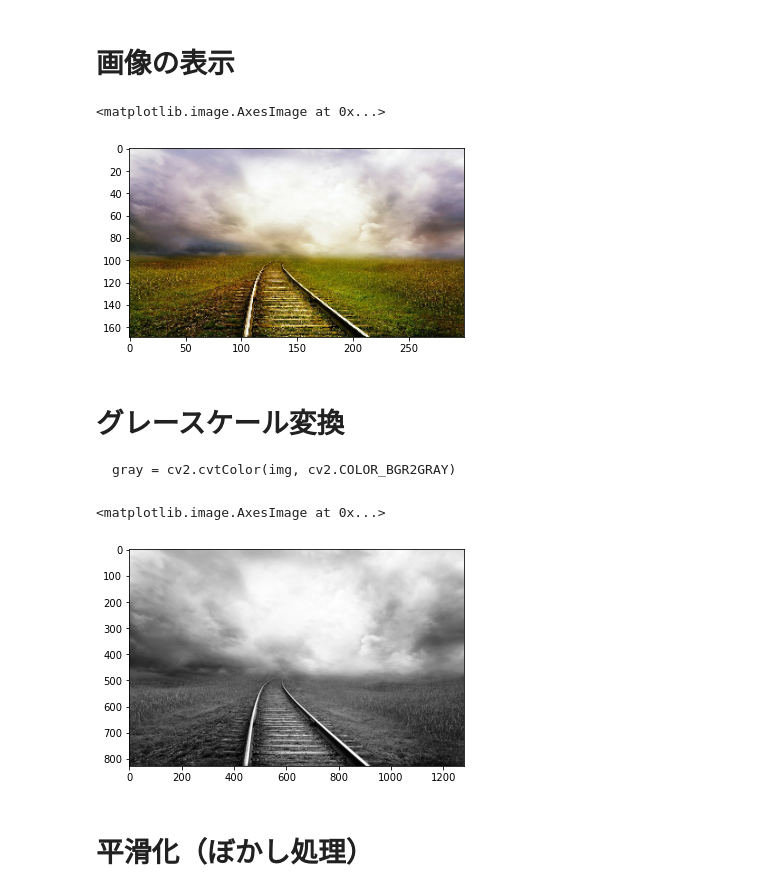
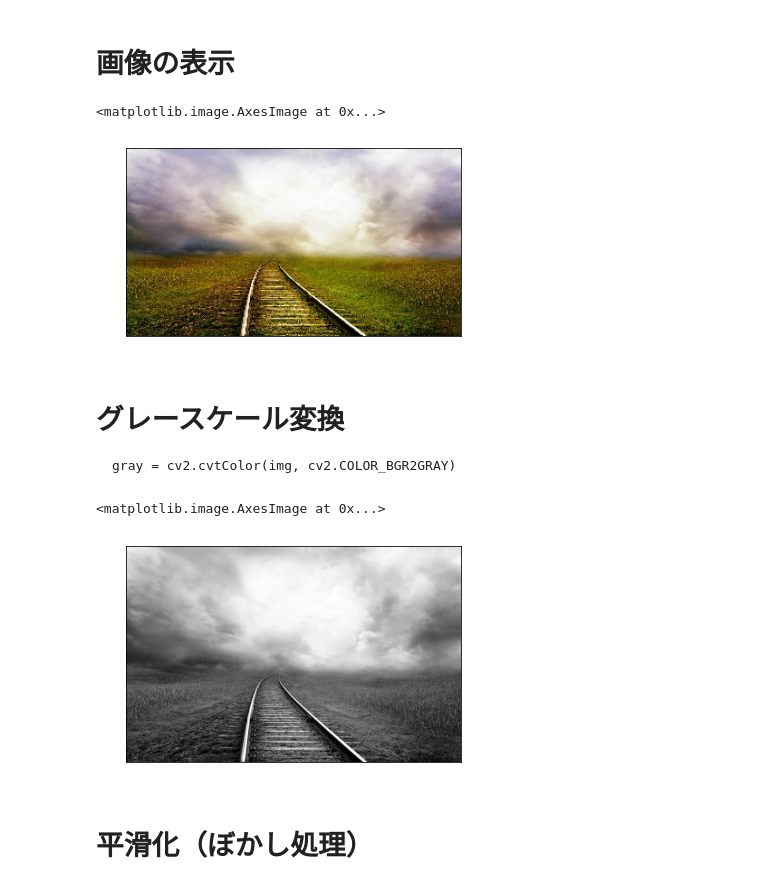
Before and after one commit to cardene777/LDL, a Jupyter notebook: src/cv2.ipynb, the cells around one changed output. Saved outputs shown, nothing was run; the diff lists cells and outputs as text; code cells hidden in the pictures.

```diff
--- a/src/cv2.ipynb
+++ b/src/cv2.ipynb
@@ -10,10 +10,13 @@ img = cv2.cvtColor(nature_img, cv2.COLOR_BGR2RGB)
 # 画像の表示
 # %%
 img = cv2.resize(img, (300, 169))
+plt.yticks(color="None")
+plt.xticks(color="None")
+plt.tick_params(length=0)
 plt.imshow(img)
 # %% [output]
 <matplotlib.image.AxesImage at 0x...>
-[figure, old version]
+[figure, new version]
 # %% [markdown]
 # グレースケール変換
 
@@ -23,10 +26,13 @@ gray = cv2.cvtColor(img, cv2.COLOR_BGR2GRAY)
 # %%
 gray = cv2.cvtColor(nature_img, cv2.COLOR_BGR2GRAY)
 plt.gray()
+plt.yticks(color="None")
+plt.xticks(color="None")
+plt.tick_params(length=0)
 plt.imshow(gray)
 # %% [output]
 <matplotlib.image.AxesImage at 0x...>
-[figure, old version]
+[figure, new version]
 # %% [markdown]
 # 平滑化（ぼかし処理）
 # %% [markdown]
```
Also changed, not shown: parts of 4 cells of this notebook, 18 other files.
